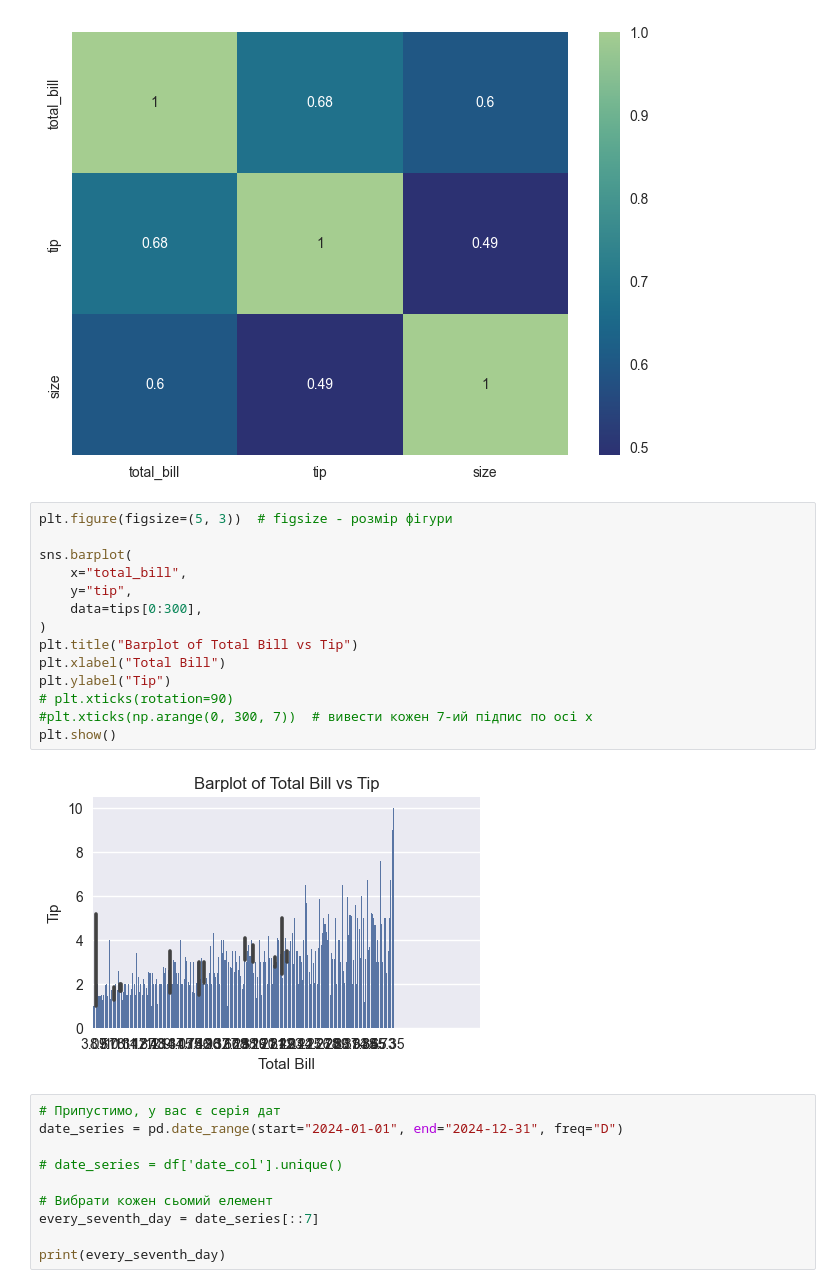
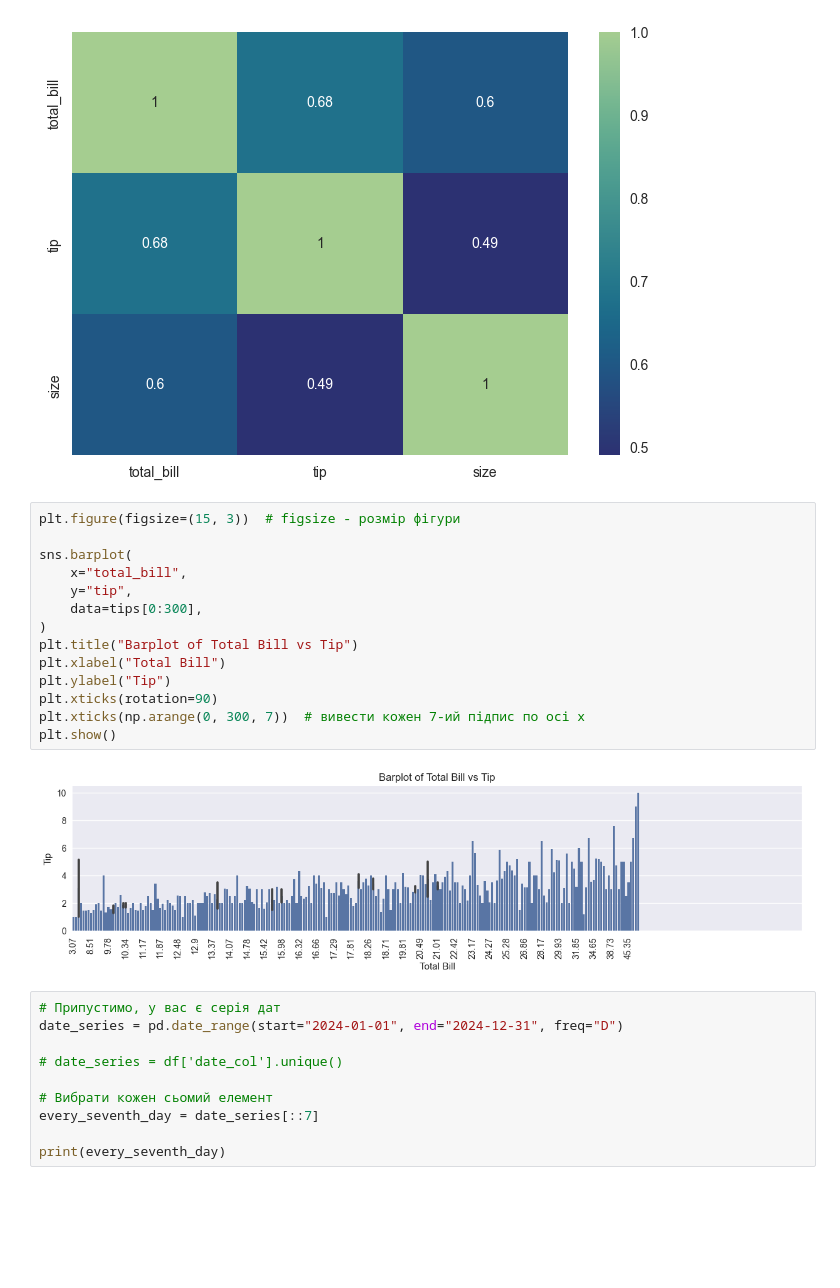
Before and after one commit to marynalysenko/goit_da_6, a Jupyter notebook: module_4_python/lesson_5_3_tips.ipynb, the cells around one changed output. Saved outputs shown, nothing was run; the diff lists cells and outputs as text; blank space fills up the shorter version.

```diff
--- a/module_4_python/lesson_5_3_tips.ipynb
+++ b/module_4_python/lesson_5_3_tips.ipynb
@@ -154,21 +154,21 @@ sns.heatmap(df.corr(), cmap="crest_r", annot=True)
 <Axes: >
 [figure]
 # %%
-plt.figure(figsize=(5, 3))  # figsize - розмір фігури
+plt.figure(figsize=(15, 3))  # figsize - розмір фігури
 
 sns.barplot(
     x="total_bill",
     y="tip",
     data=tips[0:300],
 )
 plt.title("Barplot of Total Bill vs Tip")
 plt.xlabel("Total Bill")
 plt.ylabel("Tip")
-# plt.xticks(rotation=90)
-#plt.xticks(np.arange(0, 300, 7))  # вивести кожен 7-ий підпис по осі x
+plt.xticks(rotation=90)
+plt.xticks(np.arange(0, 300, 7))  # вивести кожен 7-ий підпис по осі x
 plt.show()
 # %% [output]
-[figure, old version]
+[figure, new version]
 # %%
 # Припустимо, у вас є серія дат
 date_series = pd.date_range(start="2024-01-01", end="2024-12-31", freq="D")
```
Also changed, not shown: parts of 4 cells of this notebook, 1 other file.
